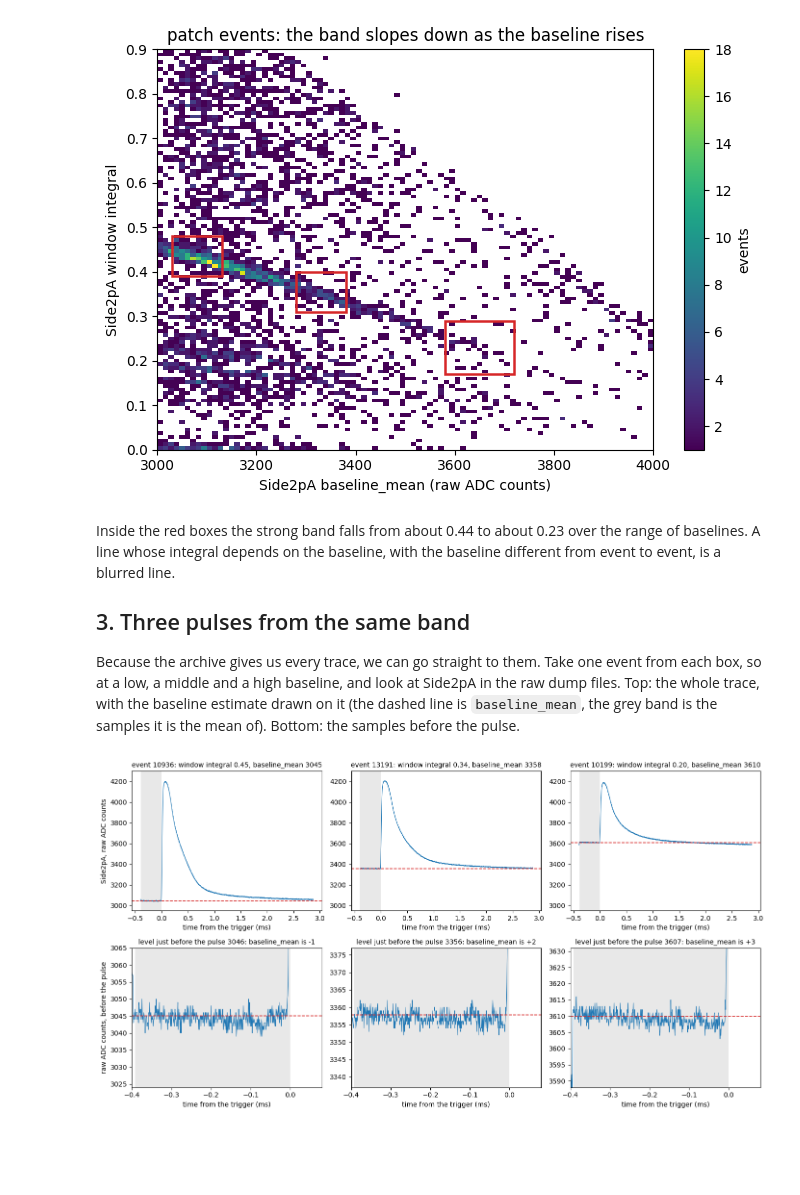
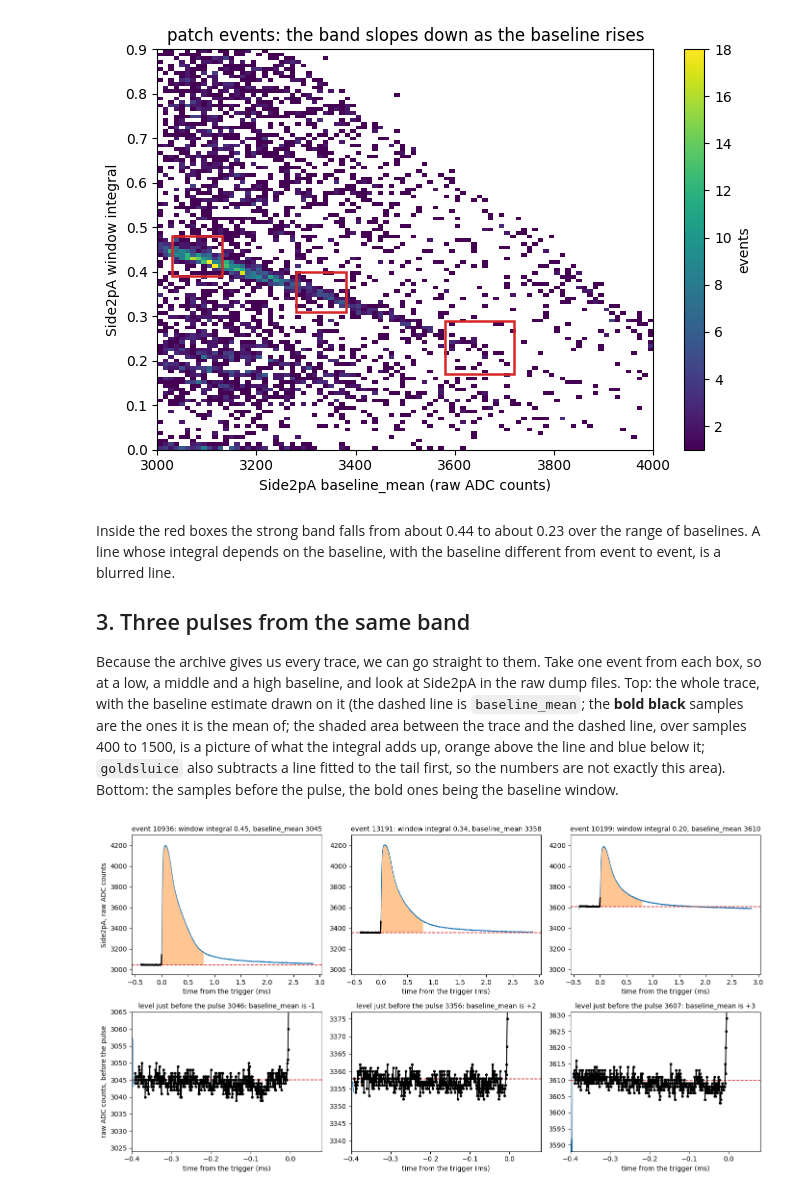
Before and after one commit to det-lab/nsdf-gold-demo, a Jupyter notebook: am-lines-demo.ipynb, the cells around one changed output. Saved outputs shown, nothing was run; the diff lists cells and outputs as text; code cells hidden in the pictures; blank space fills up the shorter version.

Commit message:
Show the baseline window in bold and shade the integral area on the traces
Co-Authored-By: Claude Sonnet 5.5 <noreply@anthropic.com>

```diff
--- a/am-lines-demo.ipynb
+++ b/am-lines-demo.ipynb
@@ -100,7 +100,7 @@ plt.show()
 Inside the red boxes the strong band falls from about 0.44 to about 0.23 over the range of baselines. A line whose integral depends on the baseline, with the baseline different from event to event, is a blurred line.
 
 ## 3. Three pulses from the same band
-Because the archive gives us every trace, we can go straight to them. Take one event from each box, so at a low, a middle and a high baseline, and look at Side2pA in the raw dump files. Top: the whole trace, with the baseline estimate drawn on it (the dashed line is `baseline_mean`, the grey band is the samples it is the mean of). Bottom: the samples before the pulse.
+Because the archive gives us every trace, we can go straight to them. Take one event from each box, so at a low, a middle and a high baseline, and look at Side2pA in the raw dump files. Top: the whole trace, with the baseline estimate drawn on it (the dashed line is `baseline_mean`; the **bold black** samples are the ones it is the mean of; the shaded area between the trace and the dashed line, over samples 400 to 1500, is a picture of what the integral adds up, orange above the line and blue below it; `goldsluice` also subtracts a line fitted to the tail first, so the numbers are not exactly this area). Bottom: the samples before the pulse, the bold ones being the baseline window.
 # %%
 rng = np.random.default_rng(5)
 chosen = []
@@ -108,33 +108,39 @@ for (x0, x1), (y0, y1) in BOXES:
     inside = P[(A_base[P] > x0) & (A_base[P] < x1) & (A_int[P] > y0) & (A_int[P] < y1)]
     chosen.append(int(rng.choice(inside)))
 
 chmap = {c.name: (c.detector, c.channel) for c in gc.sensor_channels()}      # goldpan's channel map (still under development)
 cache = {}
 def trace(i, ch="Side2pA"):
     if dump[i] not in cache:
         cache[dump[i]] = idx.read(RAW / f"07221115_0845_{dump[i]}", detector_name="NAI-S2", config=DCRC_RUN76, channels=chmap)
     ev = cache[dump[i]]
     row = int(np.where(np.asarray(ev.quantities["event"]) == event[i])[0][0])
     return np.asarray(ev.trace(ch))[row], np.asarray(ev.time_axis()) * 1e3
 
+INT = (400, 1500)                # the samples `window_integral` adds up
 WIN = (10, 500)                  # the samples `baseline_mean` averages (glitch_samples to pretrigger_samples of the readout)
 fig, axes = plt.subplots(2, 3, figsize=(14, 7.5))
 for col, i in enumerate(chosen):
     y, t = trace(i); b = A_base[i]; level = y[470:485].mean()                    # the level the pulse starts from
     for row in (0, 1):
         ax = axes[row, col]
         ax.plot(t, y, color="C0", lw=0.8); ax.axhline(b, color="C3", ls="--", lw=1.2)
-        ax.axvspan(t[WIN[0]], t[WIN[1]], color="0.85", alpha=0.6, lw=0)
+        sl = slice(*INT)                                                               # the area the integral measures, against the baseline
+        if row == 0:
+            ax.fill_between(t[sl], y[sl], b, where=y[sl] >= b, color="C1", alpha=0.45, lw=0)
+            ax.fill_between(t[sl], y[sl], b, where=y[sl] < b, color="C0", alpha=0.45, lw=0)
+        w = slice(*WIN)                                                                # the samples baseline_mean is the mean of: bold
+        ax.plot(t[w], y[w], color="k", lw=2.0 if row == 0 else 1.4, marker="o" if row else None, ms=3)
     axes[0, col].set_title(f"event {event[i]}: window integral {A_int[i]:.2f}, baseline_mean {b:.0f}", fontsize=10)
     axes[1, col].set_xlim(t[0], t[WIN[1]] + 0.08); axes[1, col].set_xlabel("time from the trigger (ms)")
     axes[1, col].set_title(f"level just before the pulse {level:.0f}: baseline_mean is {b - level:+.0f}", fontsize=10)
     axes[0, col].set_xlabel("time from the trigger (ms)")
 axes[0, 0].set_ylabel("Side2pA, raw ADC counts"); axes[1, 0].set_ylabel("raw ADC counts, before the pulse")
 for col, i in enumerate(chosen):
     y, t = trace(i); before = y[WIN[0]:480]
     axes[0, col].set_ylim(2950, 4300)                                          # the same scale on the whole traces
     axes[1, col].set_ylim(before.min() - 15, before.max() + 15)                # the zoom follows the samples before the pulse
 fig.tight_layout(); plt.show()
 # %% [output]
-[figure, old version]
+[figure, new version]
 # %% [markdown]
```
Also changed, not shown: parts of 1 cell of this notebook.
